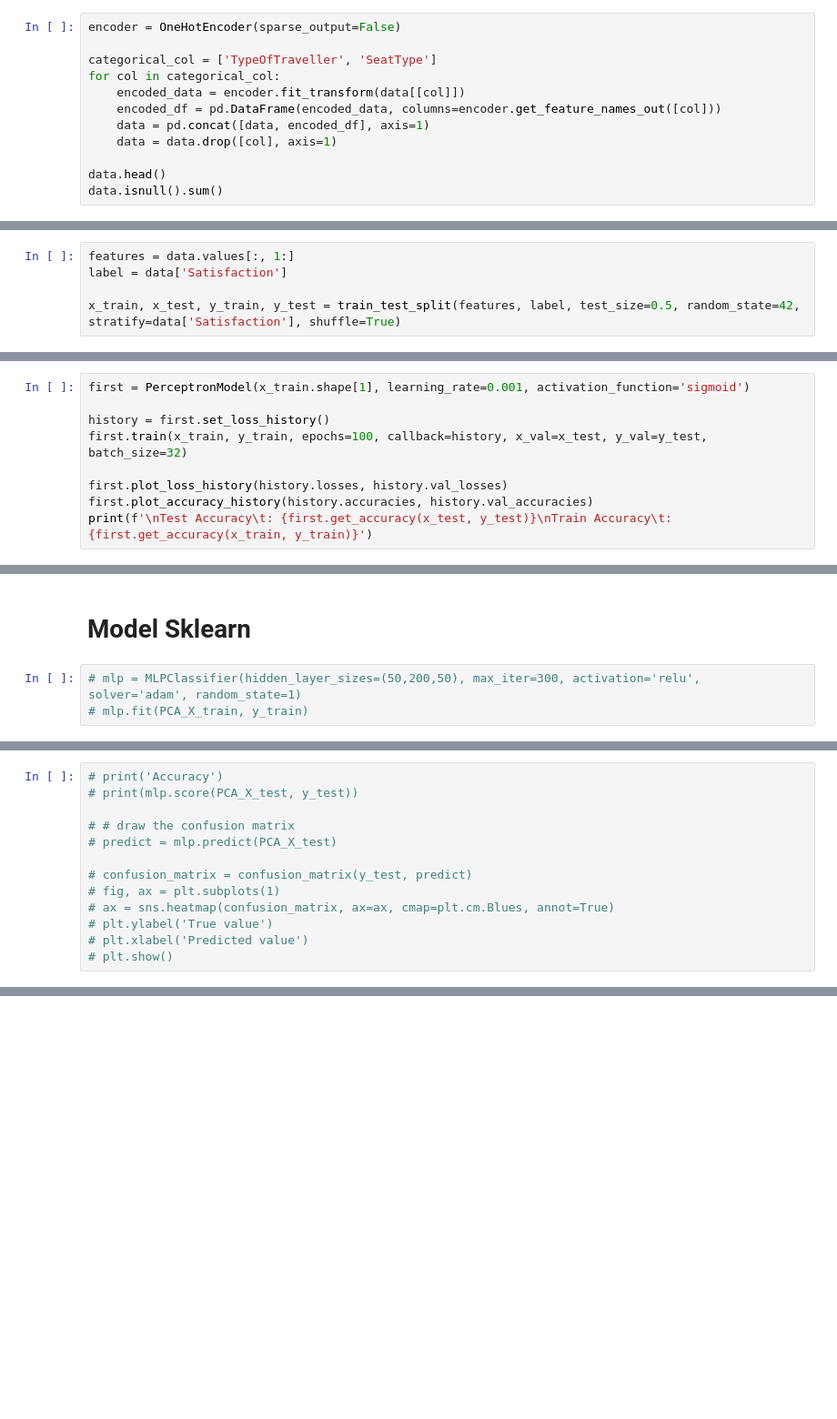
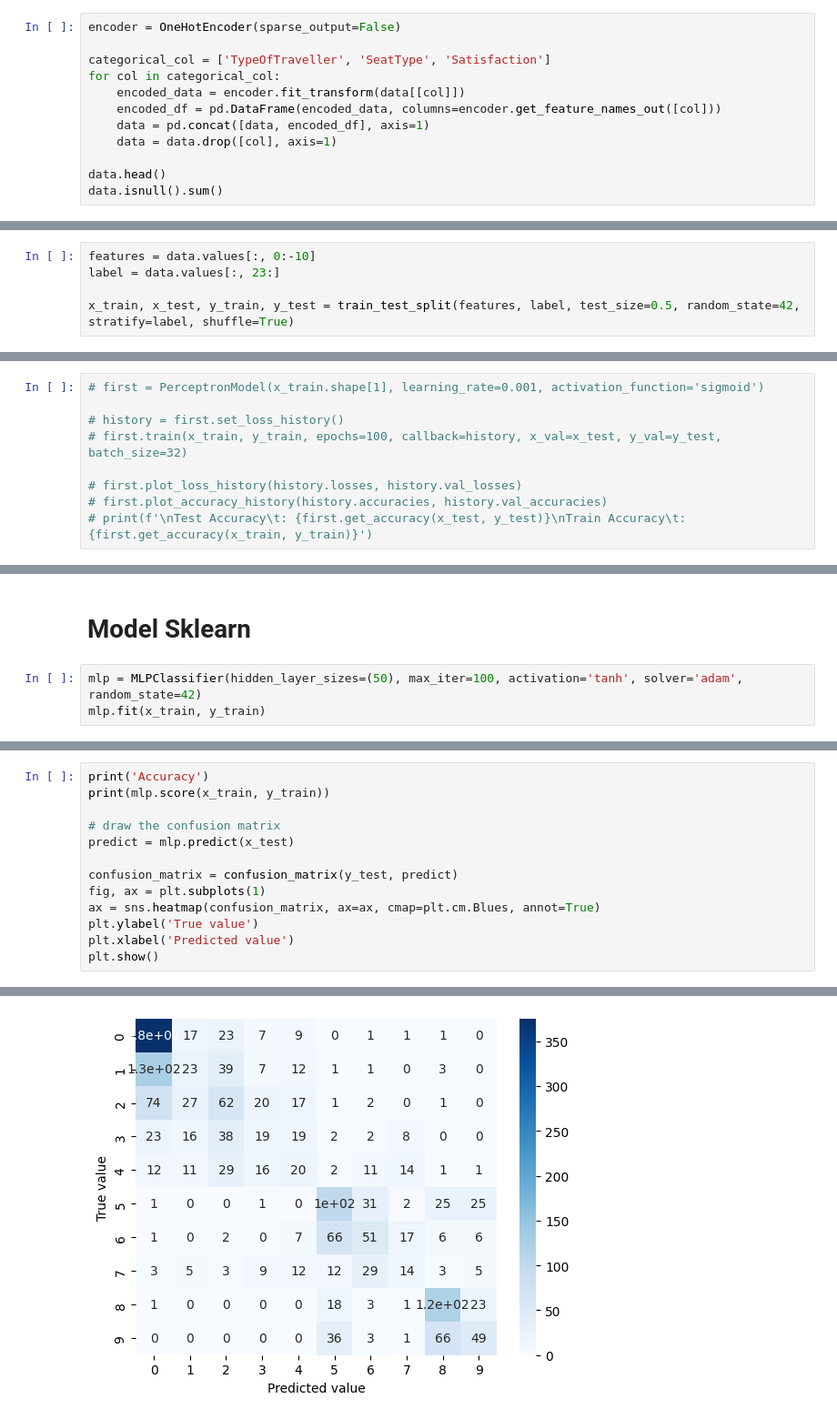
Before and after one commit to WawanWidiantara/Multi-Layer-Perceptron, a Jupyter notebook: AirlineReviews-Classification.ipynb, the cells around one changed output, grey strips where cells are left out. Shown at 91% size. Cells and saved outputs as stored; diff of their text form; blank space fills up the shorter version.

Commit message:
+ add model new

```diff
--- a/AirlineReviews-Classification.ipynb
+++ b/AirlineReviews-Classification.ipynb
@@ -200,7 +228,7 @@ dtype: int64
 # %%
 encoder = OneHotEncoder(sparse_output=False)
 
-categorical_col = ['TypeOfTraveller', 'SeatType']
+categorical_col = ['TypeOfTraveller', 'SeatType', 'Satisfaction']
 for col in categorical_col:
     encoded_data = encoder.fit_transform(data[[col]])
     encoded_df = pd.DataFrame(encoded_data, columns=encoder.get_feature_names_out([col]))
@@ -300,8 +334,8 @@ dtype: int64
 # %%
-features = data.values[:, 1:]
-label = data['Satisfaction']
+features = data.values[:, 0:-10]
+label = data.values[:, 23:]
 
-x_train, x_test, y_train, y_test = train_test_split(features, label, test_size=0.5, random_state=42, stratify=data['Satisfaction'], shuffle=True)
+x_train, x_test, y_train, y_test = train_test_split(features, label, test_size=0.5, random_state=42, stratify=label, shuffle=True)
 # %%
 # smt = SMOTE()
 
@@ -512,11 +546,11 @@ class PerceptronModel:
         # Display the model summary
         self.model.summary()
 # %%
-first = PerceptronModel(x_train.shape[1], learning_rate=0.001, activation_function='sigmoid')
+# first = PerceptronModel(x_train.shape[1], learning_rate=0.001, activation_function='sigmoid')
 
-history = first.set_loss_history()
-first.train(x_train, y_train, epochs=100, callback=history, x_val=x_test, y_val=y_test, batch_size=32)
+# history = first.set_loss_history()
+# first.train(x_train, y_train, epochs=100, callback=history, x_val=x_test, y_val=y_test, batch_size=32)
 
-first.plot_loss_history(history.losses, history.val_losses)
-first.plot_accuracy_history(history.accuracies, history.val_accuracies)
-print(f'\nTest Accuracy\t: {first.get_accuracy(x_test, y_test)}\nTrain Accuracy\t: {first.get_accuracy(x_train, y_train)}')
+# first.plot_loss_history(history.losses, history.val_losses)
+# first.plot_accuracy_history(history.accuracies, history.val_accuracies)
+# print(f'\nTest Accuracy\t: {first.get_accuracy(x_test, y_test)}\nTrain Accuracy\t: {first.get_accuracy(x_train, y_train)}')
@@ -567,5 +576,5 @@ Train Accuracy  : 0.4740540683269501
 # %% [markdown]
 # Model Sklearn
 # %%
-# mlp = MLPClassifier(hidden_layer_sizes=(50,200,50), max_iter=300, activation='relu', solver='adam', random_state=1)
-# mlp.fit(PCA_X_train, y_train)
+mlp = MLPClassifier(hidden_layer_sizes=(50), max_iter=100, activation='tanh', solver='adam', random_state=42)
+mlp.fit(x_train, y_train)
@@ -572,13 +584,14 @@ Train Accuracy  : 0.4740540683269501
 # %%
-# print('Accuracy')
-# print(mlp.score(PCA_X_test, y_test))
+print('Accuracy')
+print(mlp.score(x_train, y_train))
 
-# # draw the confusion matrix
-# predict = mlp.predict(PCA_X_test)
+# draw the confusion matrix
+predict = mlp.predict(x_test)
 
-# confusion_matrix = confusion_matrix(y_test, predict)
-# fig, ax = plt.subplots(1)
-# ax = sns.heatmap(confusion_matrix, ax=ax, cmap=plt.cm.Blues, annot=True)
-# plt.ylabel('True value')
-# plt.xlabel('Predicted value')
-# plt.show()
+confusion_matrix = confusion_matrix(y_test, predict)
+fig, ax = plt.subplots(1)
+ax = sns.heatmap(confusion_matrix, ax=ax, cmap=plt.cm.Blues, annot=True)
+plt.ylabel('True value')
+plt.xlabel('Predicted value')
+plt.show()
+# %% [output]
@@ -584,0 +600 @@ Train Accuracy  : 0.4740540683269501
+[figure, added]
```
Also changed, not shown: parts of 15 cells of this notebook, 4 other files.
